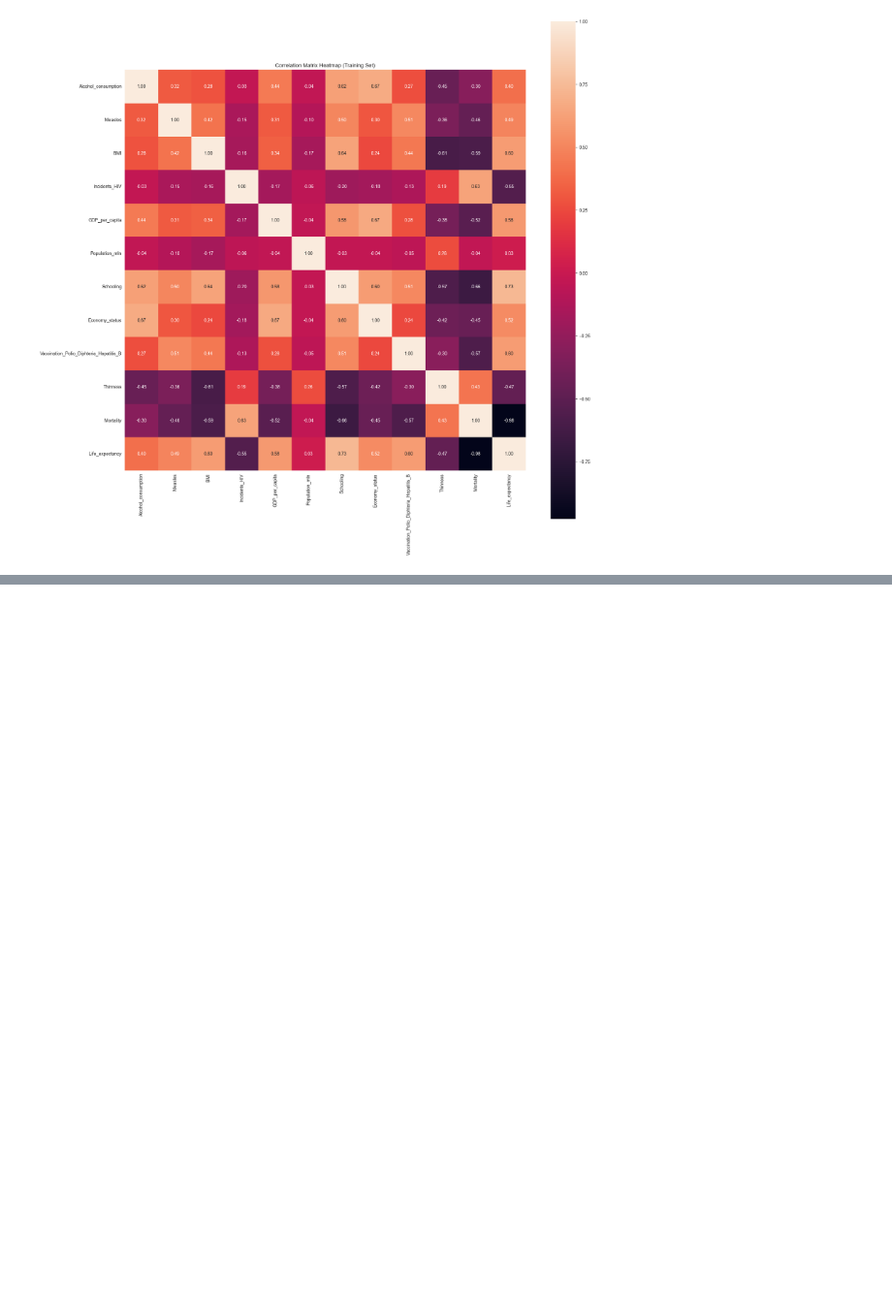
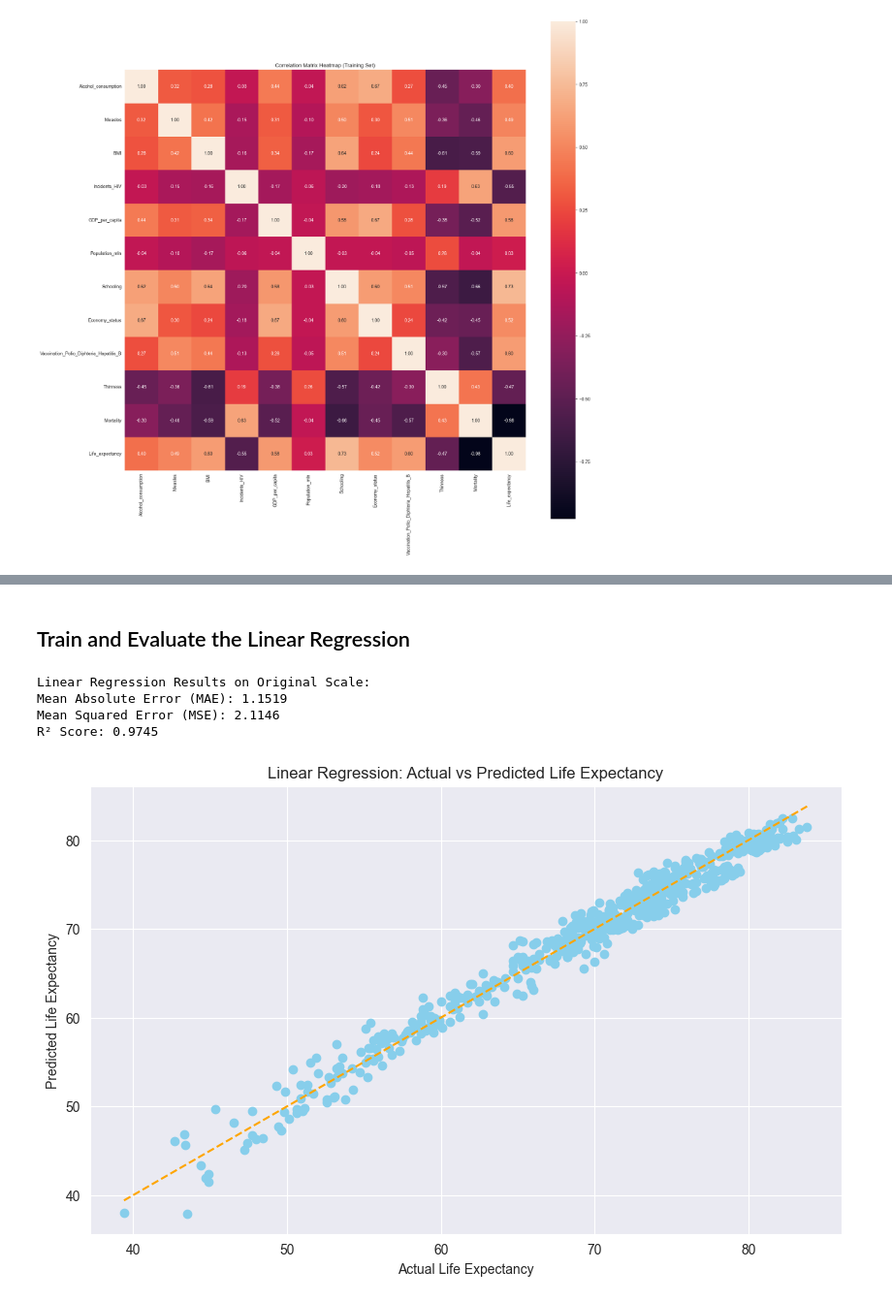
Before and after one commit to malinhauglandh/life-expectancy-prediction, a Jupyter notebook: feature engineering/feature_engineering.ipynb, the cells around one changed output, grey strips where cells are left out. Shown at 97% size. Cells and saved outputs as stored; diff of their text form; code cells hidden in the pictures; blank space fills up the shorter version.

```diff
--- a/feature engineering/feature_engineering.ipynb
+++ b/feature engineering/feature_engineering.ipynb
@@ -185,0 +183,35 @@ R² Score: 0.9957
+# %% [markdown]
+## Train and Evaluate the Linear Regression
+# %%
+# Initialize and train the Linear Regression model
+lr_model = LinearRegression()
+lr_model.fit(X_train_scaled, y_train)
+
+# Make predictions on the test set
+y_pred_lr = lr_model.predict(X_test_scaled)
+
+# Recalculate the error metrics using the inverse-transformed values
+mae_lr = mean_absolute_error(y_test, y_pred_lr)
+mse_lr = mean_squared_error(y_test, y_pred_lr)
+r2_lr = r2_score(y_test, y_pred_lr)
+
+# Print the recalculated evaluation metrics
+print("Linear Regression Results on Original Scale:")
+print(f"Mean Absolute Error (MAE): {mae_lr:.4f}")
+print(f"Mean Squared Error (MSE): {mse_lr:.4f}")
+print(f"R² Score: {r2_lr:.4f}")
+# %% [output]
+Linear Regression Results on Original Scale:
+Mean Absolute Error (MAE): 1.1519
+Mean Squared Error (MSE): 2.1146
+R² Score: 0.9745
+# %%
+plt.figure(figsize=(10, 6))
+plt.scatter(y_test, y_pred_lr, color='skyblue')
+plt.plot([y_test.min(), y_test.max()], [y_test.min(), y_test.max()], linestyle='--', color='orange')
+plt.xlabel("Actual Life Expectancy")
+plt.ylabel("Predicted Life Expectancy")
+plt.title("Linear Regression: Actual vs Predicted Life Expectancy")
+plt.show()
+# %% [output]
+[figure, added]
```
Also changed, not shown: parts of 16 cells of this notebook, 2 other files.
